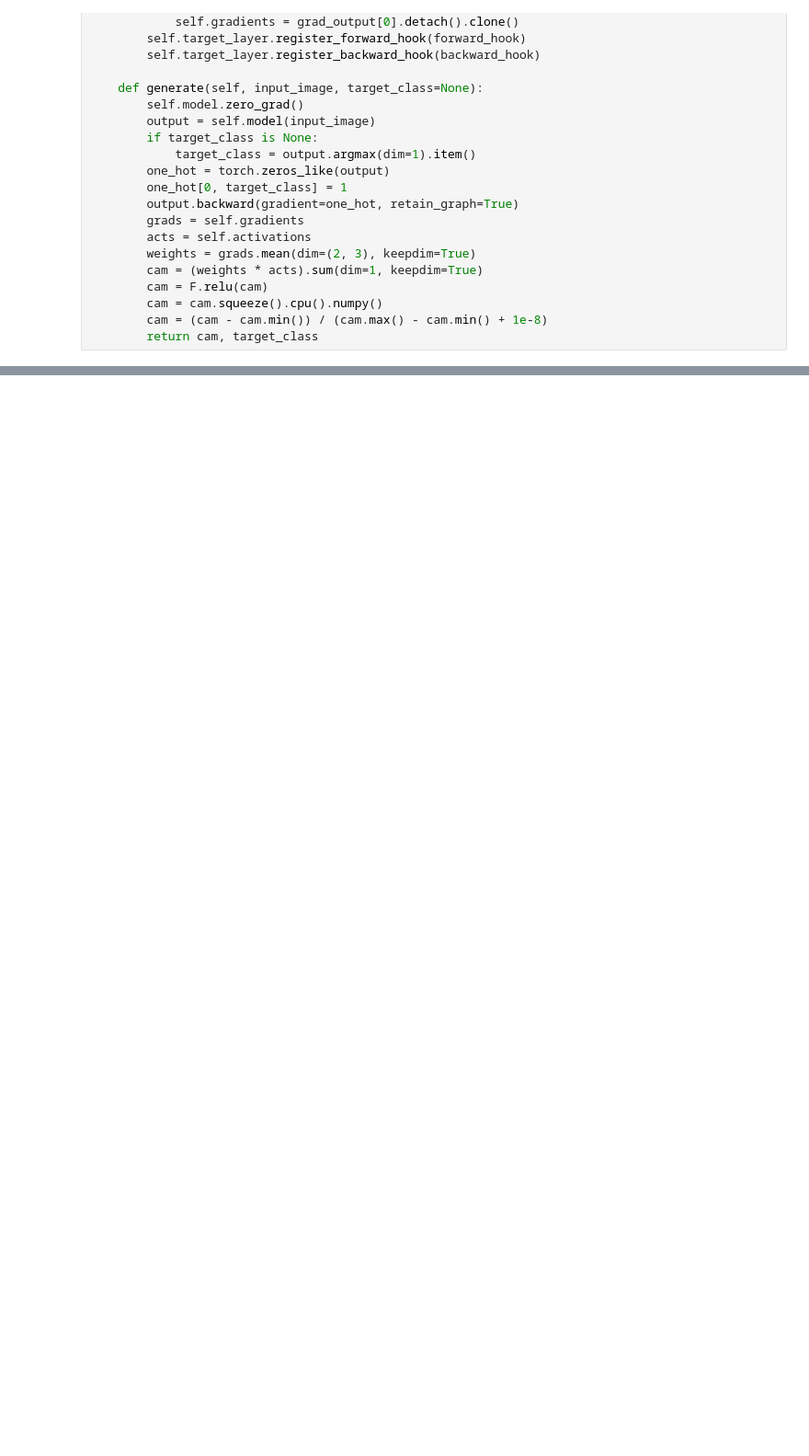
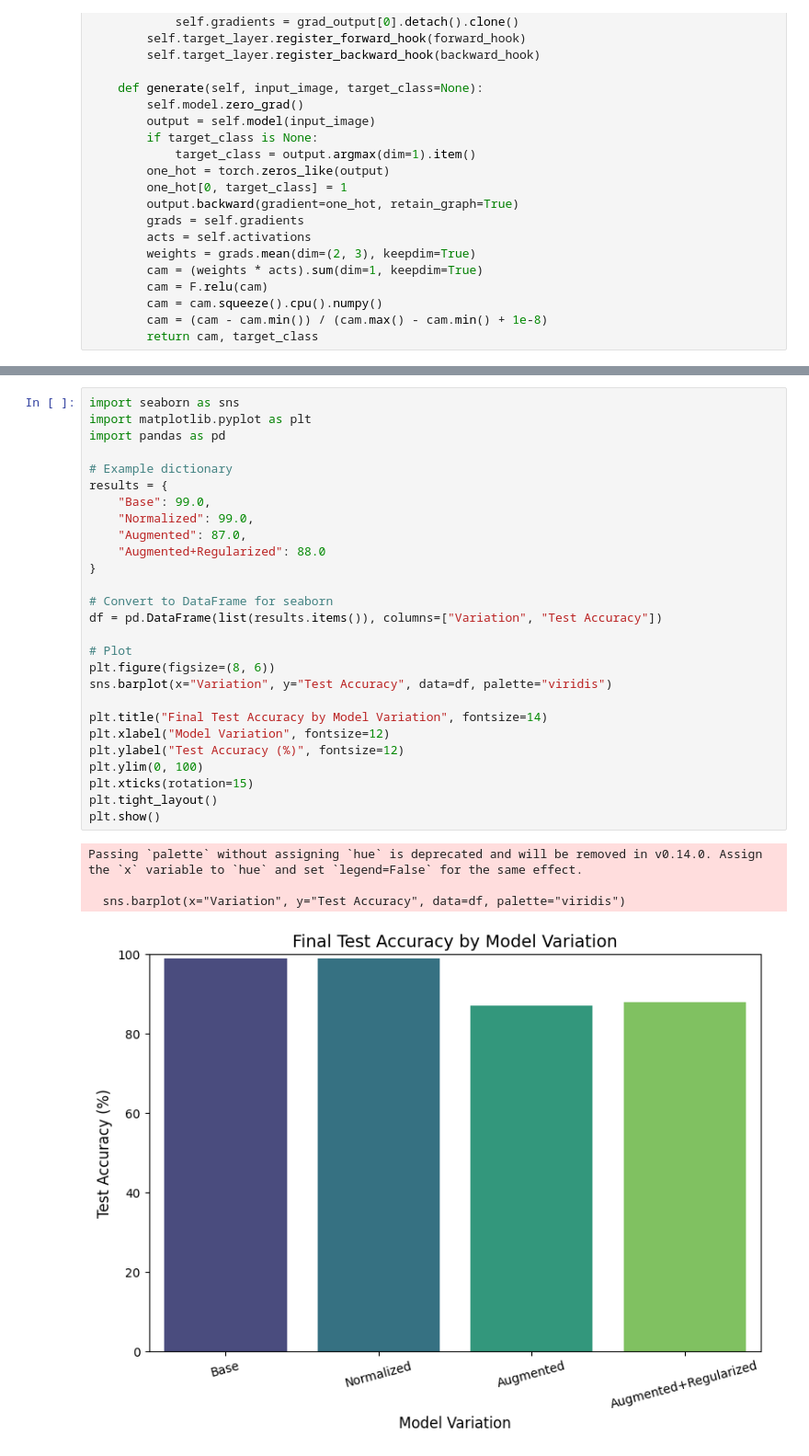
Before and after one commit to OhMyBreee/Deep-Learning---Assignment-I, a Jupyter notebook: notebooks/ResNet.ipynb, the cells around one changed output, grey strips where cells are left out. Shown at 92% size. Saved outputs shown, nothing was run; the diff lists cells and outputs as text; blank space fills up the shorter version.

```diff
--- a/notebooks/ResNet.ipynb
+++ b/notebooks/ResNet.ipynb
@@ -315,0 +433,32 @@ plt.show()
+# %%
+import seaborn as sns
+import matplotlib.pyplot as plt
+import pandas as pd
+
+# Example dictionary
+results = {
+    "Base": 99.0,
+    "Normalized": 99.0,
+    "Augmented": 87.0,
+    "Augmented+Regularized": 88.0
+}
+
+# Convert to DataFrame for seaborn
+df = pd.DataFrame(list(results.items()), columns=["Variation", "Test Accuracy"])
+
+# Plot
+plt.figure(figsize=(8, 6))
+sns.barplot(x="Variation", y="Test Accuracy", data=df, palette="viridis")
+
+plt.title("Final Test Accuracy by Model Variation", fontsize=14)
+plt.xlabel("Model Variation", fontsize=12)
+plt.ylabel("Test Accuracy (%)", fontsize=12)
+plt.ylim(0, 100)
+plt.xticks(rotation=15)
+plt.tight_layout()
+plt.show()
+# %% [output]
+Passing `palette` without assigning `hue` is deprecated and will be removed in v0.14.0. Assign the `x` variable to `hue` and set `legend=False` for the same effect.
+
+  sns.barplot(x="Variation", y="Test Accuracy", data=df, palette="viridis")
+[figure, added]
```
Also changed, not shown: parts of 9 cells of this notebook, 1 other file.
